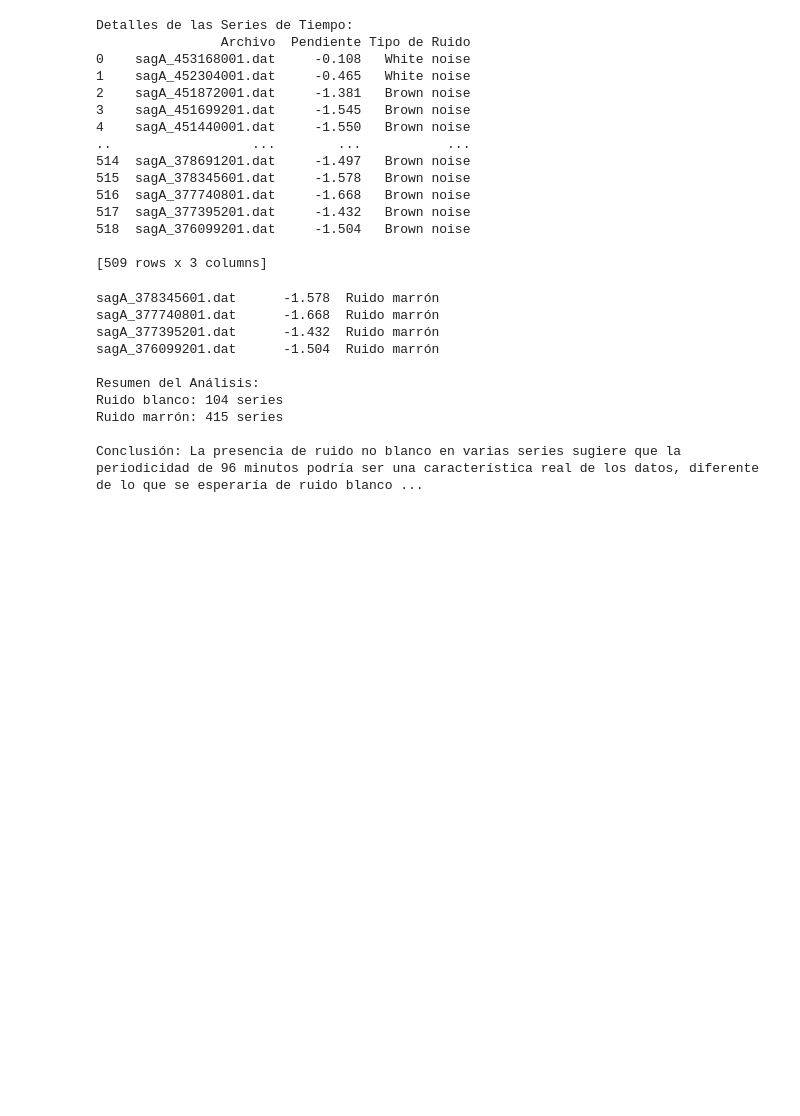
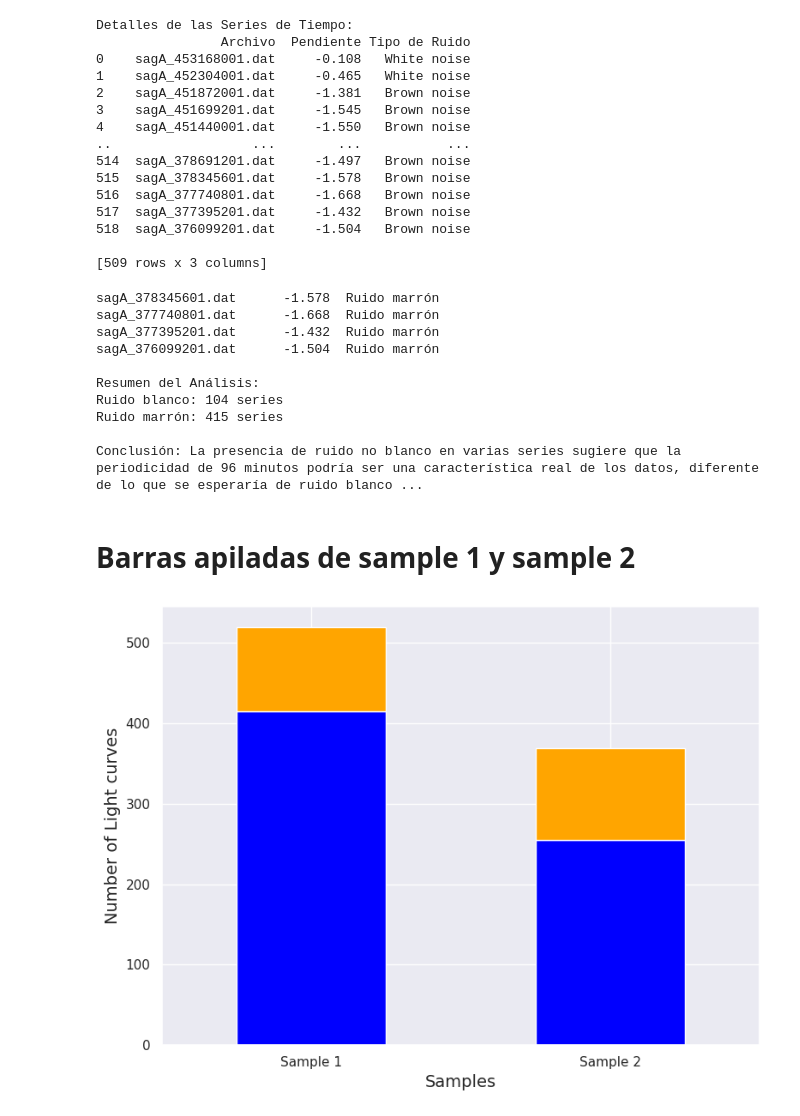
Before and after one commit to GuijonGustavo/Saggitarius-A-peridicity-Gamma-Rays, a Jupyter notebook: color_analysis_noise.ipynb, the cells around one changed output. Drawn from its saved outputs; the diff is of its cells as text; code cells hidden in the pictures; blank space fills up the shorter version.

Commit message:
plot with color analisis apilados

```diff
--- a/color_analysis_noise.ipynb
+++ b/color_analysis_noise.ipynb
@@ -87,3 +87,42 @@ Ruido blanco: 104 series
 Ruido marrón: 415 series
 
 Conclusión: La presencia de ruido no blanco en varias series sugiere que la periodicidad de 96 minutos podría ser una característica real de los datos, diferente de lo que se esperaría de ruido blanco ...
+# %% [markdown]
+# Barras apiladas de sample 1 y sample 2
+# %%
+import matplotlib.pyplot as plt
+import seaborn as sns
+import pandas as pd
+
+# Establecer el estilo de Seaborn
+sns.set(style="darkgrid")
+
+# Datos
+data = {
+    'Sample': ['Sample 1', 'Sample 1', 'Sample 2', 'Sample 2'],
+    'Noise Color': ['White', 'Brown', 'White', 'Brown'],
+    'Series Count': [104, 415, 114, 255]
+}
+
+# Crear un DataFrame a partir de los datos
+df = pd.DataFrame(data)
+
+# Crear una tabla pivote para que las categorías de ruido sean columnas
+pivot_df = df.pivot(index='Sample', columns='Noise Color', values='Series Count')
+
+# Graficar las barras apiladas con los colores azul y naranja, sin leyenda
+pivot_df.plot(kind='bar', stacked=True, color=['blue', 'orange'], figsize=(8, 6), legend=False)
+
+# Personalizar la gráfica
+plt.xlabel('Samples', fontsize=14)
+plt.ylabel('Number of Light curves', fontsize=14)
+plt.xticks(rotation=0)
+
+# Guardar la gráfica en formato PNG
+plt.tight_layout()
+plt.savefig('images/series_by_noise_color.png', format='png', dpi=300)
+
+# Mostrar la gráfica
+plt.show()
+# %% [output]
+[figure, added]
```
Also changed, not shown: 2 other files.
